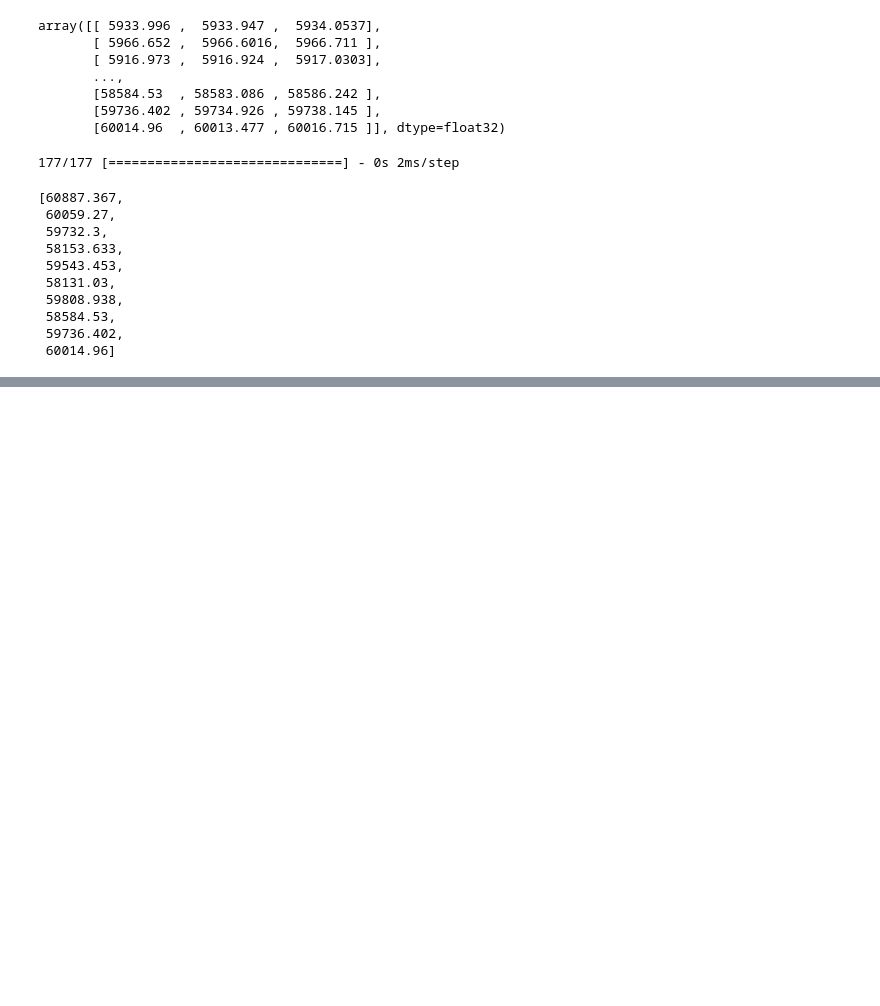
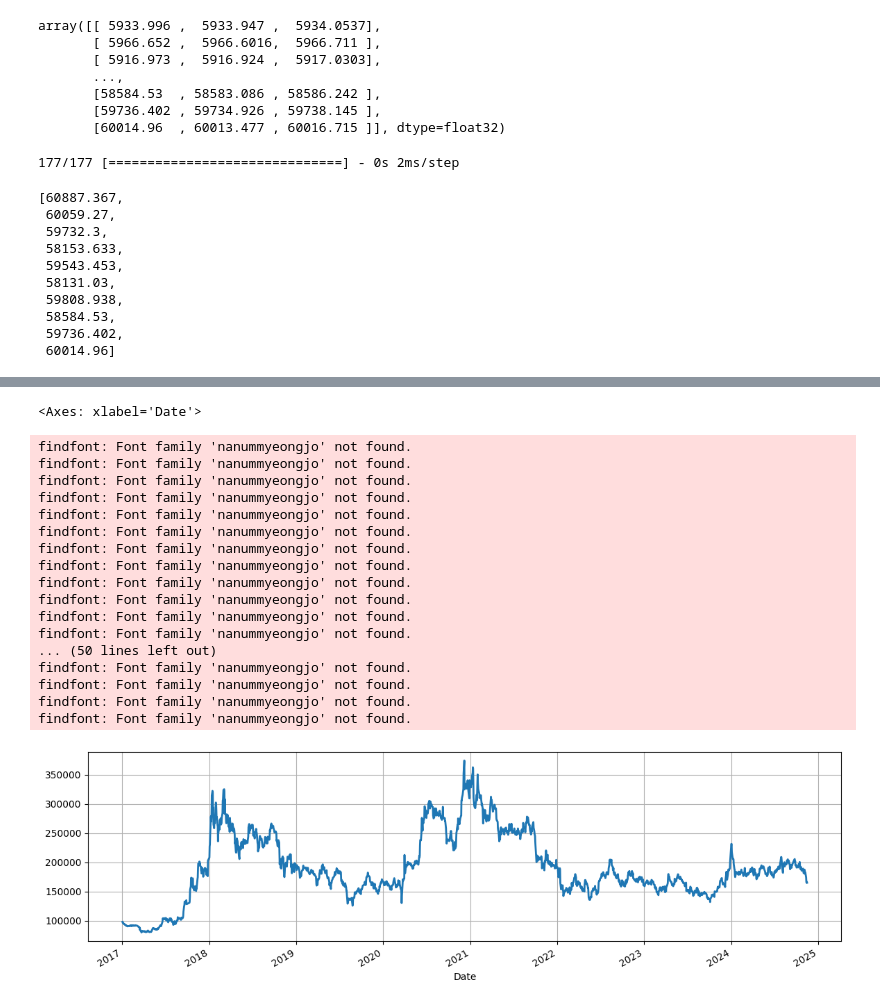
Before and after one commit to xribbi/test_e1044, a Jupyter notebook: Test_FinanceDataReader.ipynb, the cells around one changed output, grey strips where cells are left out. Cells and saved outputs as stored; diff of their text form; code cells hidden in the pictures; blank space fills up the shorter version.

```diff
--- a/Test_FinanceDataReader.ipynb
+++ b/Test_FinanceDataReader.ipynb
@@ -150,3 +151,15 @@ pred_10_close
  58584.53,
  59736.402,
  60014.96]
+# %%
+#
+# https://financedata.github.io/posts/finance-data-reader-users-guide.html
+#
+
+#  차트 설정
+%matplotlib inline
+import matplotlib.pyplot as plt
+plt.rcParams["font.family"] = 'nanummyeongjo'
+plt.rcParams["figure.figsize"] = (14,4)
+plt.rcParams['lines.linewidth'] = 2
+plt.rcParams["axes.grid"] = True
@@ -152,0 +245,27 @@ pred_10_close
+# %%
+import FinanceDataReader as fdr
+
+# 셀트리온, 2017년~현재
+
+df = fdr.DataReader('068270', '2017')
+df['Close'].plot()
+# %% [output]
+<Axes: xlabel='Date'>
+findfont: Font family 'nanummyeongjo' not found.
+findfont: Font family 'nanummyeongjo' not found.
+findfont: Font family 'nanummyeongjo' not found.
+findfont: Font family 'nanummyeongjo' not found.
+findfont: Font family 'nanummyeongjo' not found.
+findfont: Font family 'nanummyeongjo' not found.
+findfont: Font family 'nanummyeongjo' not found.
+findfont: Font family 'nanummyeongjo' not found.
+findfont: Font family 'nanummyeongjo' not found.
+findfont: Font family 'nanummyeongjo' not found.
+findfont: Font family 'nanummyeongjo' not found.
+findfont: Font family 'nanummyeongjo' not found.
+... (50 lines left out)
+findfont: Font family 'nanummyeongjo' not found.
+findfont: Font family 'nanummyeongjo' not found.
+findfont: Font family 'nanummyeongjo' not found.
+findfont: Font family 'nanummyeongjo' not found.
+[figure, added]
```
Also changed, not shown: parts of 11 cells of this notebook, 2 other files.
